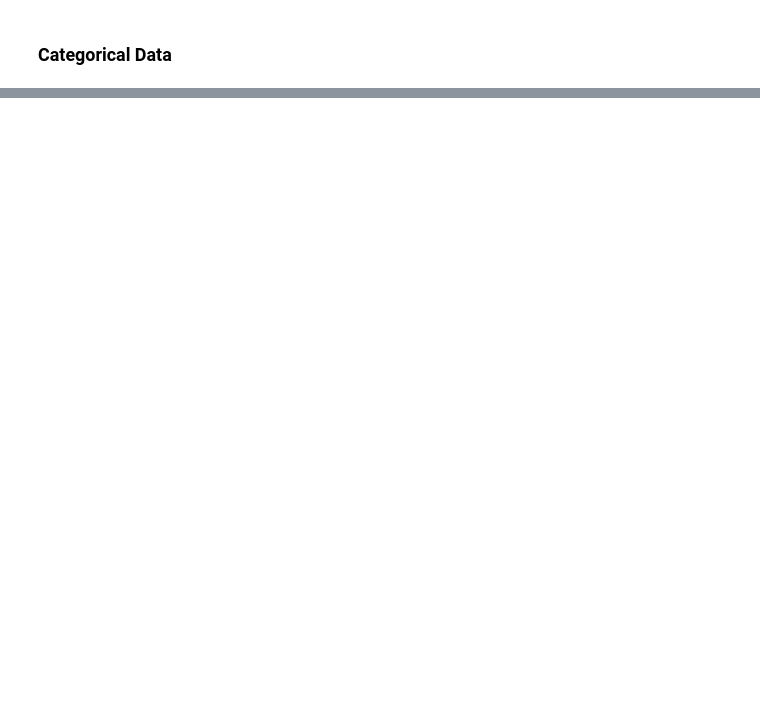
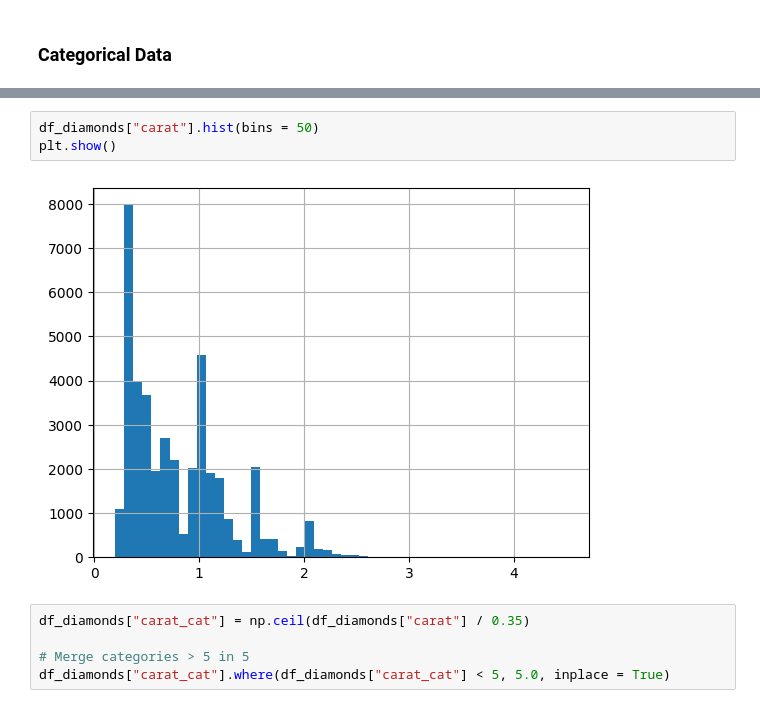
Before and after one commit to javiergispert/proyecto_m3, a Jupyter notebook: notebooks/Diamonds Prices EDA.ipynb, the cells around one changed output, grey strips where cells are left out. Saved outputs shown, nothing was run; the diff lists cells and outputs as text; blank space fills up the shorter version.

```diff
--- a/notebooks/Diamonds Prices EDA.ipynb
+++ b/notebooks/Diamonds Prices EDA.ipynb
@@ -586,0 +308,10 @@ df_test_mix_uncorr = df_test_mix.drop(['x', 'y', 'z', 'binned_x_(4.56, 5.24]',
+# %%
+df_diamonds["carat"].hist(bins = 50)
+plt.show()
+# %% [output]
+[figure, added]
+# %%
+df_diamonds["carat_cat"] = np.ceil(df_diamonds["carat"] / 0.35)
+
+# Merge categories > 5 in 5
+df_diamonds["carat_cat"].where(df_diamonds["carat_cat"] < 5, 5.0, inplace = True)
```
Also changed, not shown: parts of 72 cells of this notebook, 3 other files.
